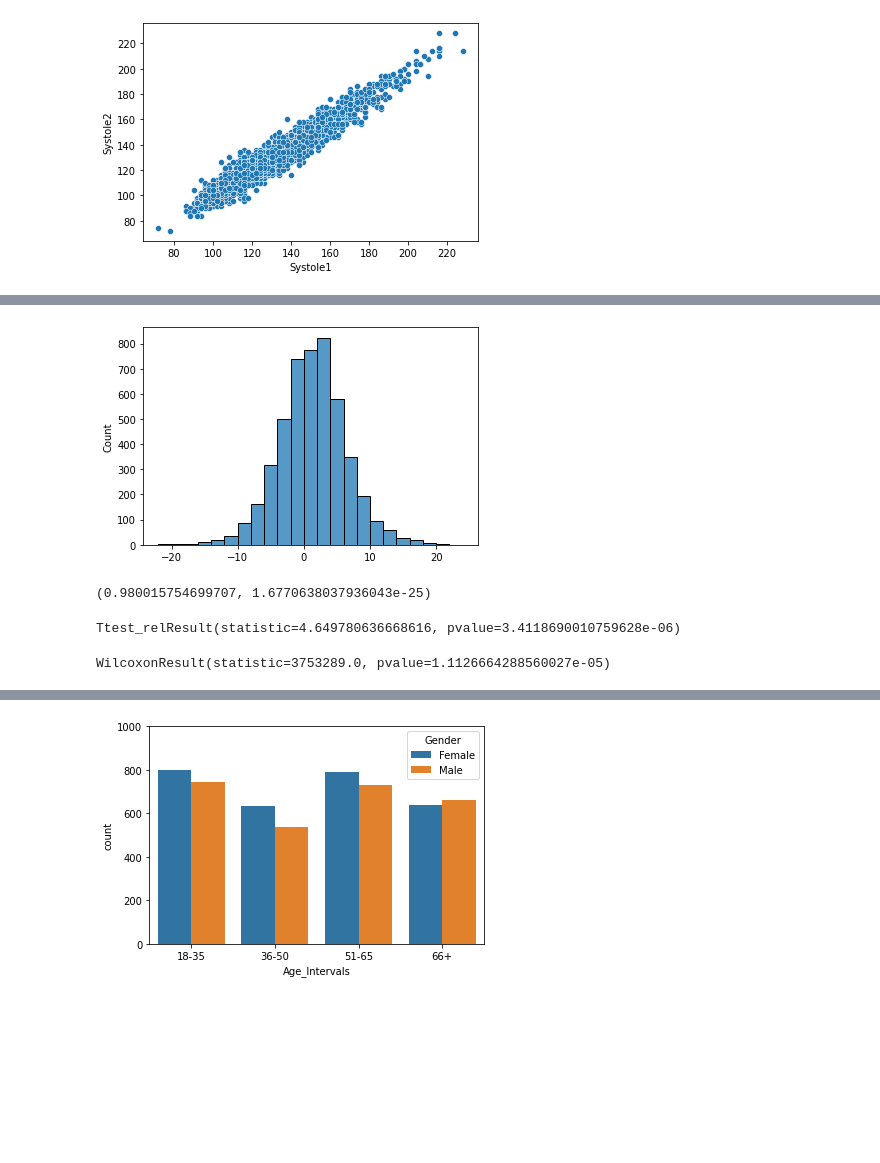
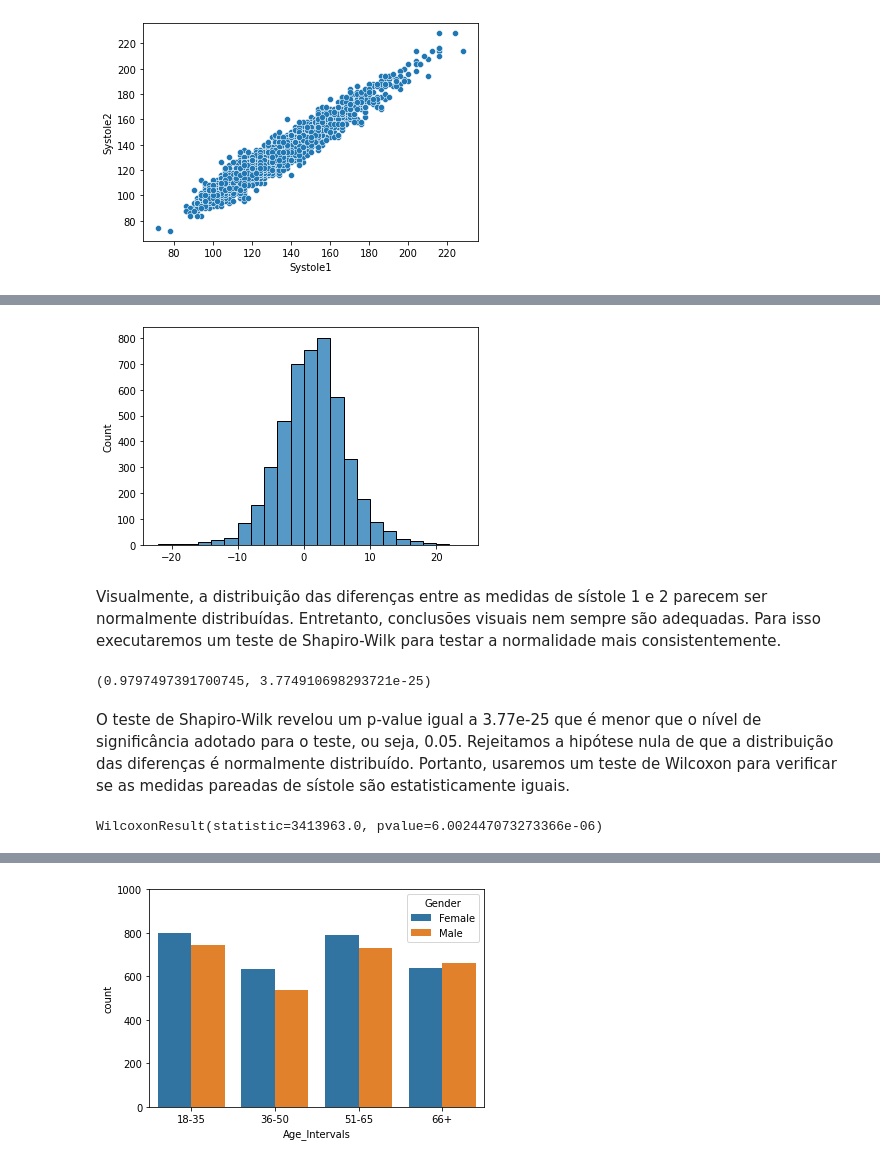
Before and after one commit to vitorp4/Ciencia-de-Dados, a Jupyter notebook: Projeto1.ipynb, the cells around one changed output, grey strips where cells are left out. Drawn from its saved outputs; the diff is of its cells as text; code cells hidden in the pictures; blank space fills up the shorter version.

```diff
--- a/Projeto1.ipynb
+++ b/Projeto1.ipynb
@@ -134,0 +186,3 @@ dtype: int64
+# %%
+df1 = df[(df['Systole1'].notna()) & (df['Systole2'].notna())]
+print('Nº de linhas removidas = {}'.format(df.shape[0] - df1.shape[0]))
@@ -147,0 +208,7 @@ sns.scatterplot(data=df, x='Systole1', y='Systole2');
+# %%
+q1 = df1['Systole1'].quantile(q=0.25)
+q3 = df1['Systole1'].quantile(q=0.75)
+iqr = q3 - q1
+lines_before = df1.shape[0]
+df1 = df1[(df1['Systole1'] > (q1-1.5*iqr)) & (df1['Systole1'] < (q3+1.5*iqr))]
+print('Nº de linhas removidas = {}'.format(lines_before - df1.shape[0]))
@@ -147,0 +217,7 @@ sns.scatterplot(data=df, x='Systole1', y='Systole2');
+# %%
+q1 = df1['Systole2'].quantile(q=0.25)
+q3 = df1['Systole2'].quantile(q=0.75)
+iqr = q3 - q1
+lines_before = df1.shape[0]
+df1 = df1[(df1['Systole2'] > (q1-1.5*iqr)) & (df1['Systole2'] < (q3+1.5*iqr))]
+print('Nº de linhas removidas = {}\nNº de linhas restantes = {}'.format(lines_before - df1.shape[0], df1.shape[0]))
@@ -148,17 +233,16 @@ sns.scatterplot(data=df, x='Systole1', y='Systole2');
 # %%
-sns.histplot((df['Systole1'] - df['Systole2']).dropna(), binwidth=2);
+sns.histplot(df1['Systole1'] - df1['Systole2'], binwidth=2);
 # %% [output]
-[figure, old version]
+[figure, new version]
+# %% [markdown]
+Visualmente, a distribuição das diferenças entre as medidas de sístole 1 e 2 parecem ser normalmente distribuídas. Entretanto, conclusões visuais nem sempre são adequadas. Para isso executaremos um teste de Shapiro-Wilk para testar a normalidade mais consistentemente.
 # %%
-stats.shapiro((df['Systole1'] - df['Systole2']).dropna())
+stats.shapiro(df1['Systole1'] - df1['Systole2'])
 # %% [output]
-(0.980015754699707, 1.6770638037936043e-25)
+(0.9797497391700745, 3.774910698293721e-25)
-# %%
-stats.ttest_rel(df['Systole1'], df['Systole2'], nan_policy='omit')
-# %% [output]
-Ttest_relResult(statistic=4.649780636668616, pvalue=3.4118690010759628e-06)
+# %% [markdown]
+O teste de Shapiro-Wilk revelou um p-value igual a 3.77e-25 que é menor que o nível de significância adotado para o teste, ou seja, 0.05. Rejeitamos a hipótese nula de que a distribuição das diferenças é normalmente distribuído. Portanto, usaremos um teste de Wilcoxon para verificar se as medidas pareadas de sístole são estatisticamente iguais.
 # %%
-df1 = df.loc[(df['Systole1'].notna()) & (df['Systole2'].notna())]
 stats.wilcoxon(df1['Systole1'], df1['Systole2'])
 # %% [output]
-WilcoxonResult(statistic=3753289.0, pvalue=1.1126664288560027e-05)
+WilcoxonResult(statistic=3413963.0, pvalue=6.002447073273366e-06)
```
Also changed, not shown: parts of 59 cells of this notebook.
